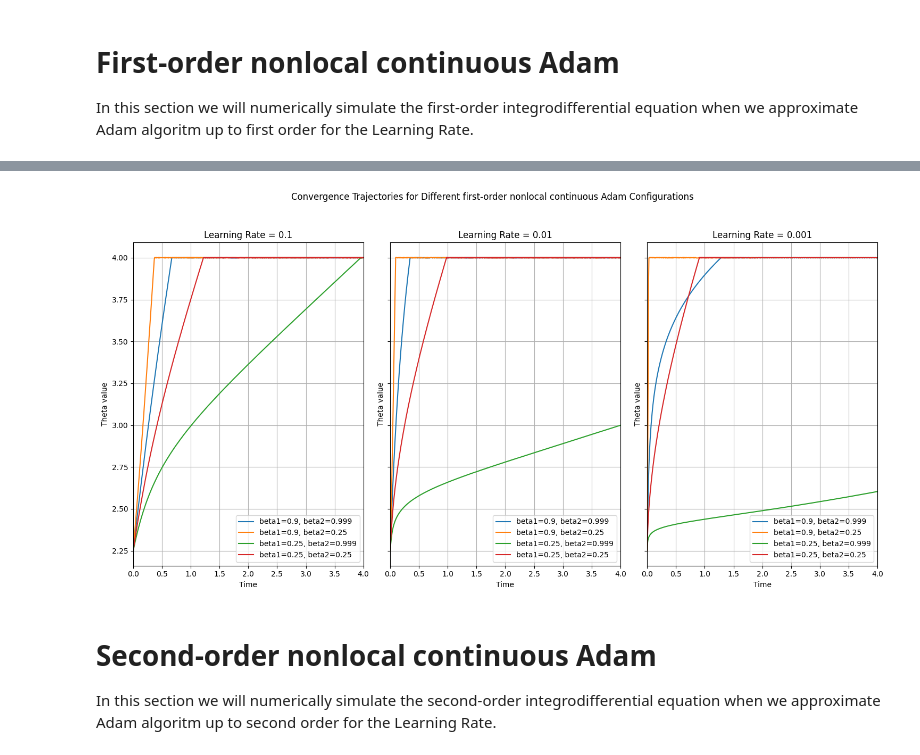
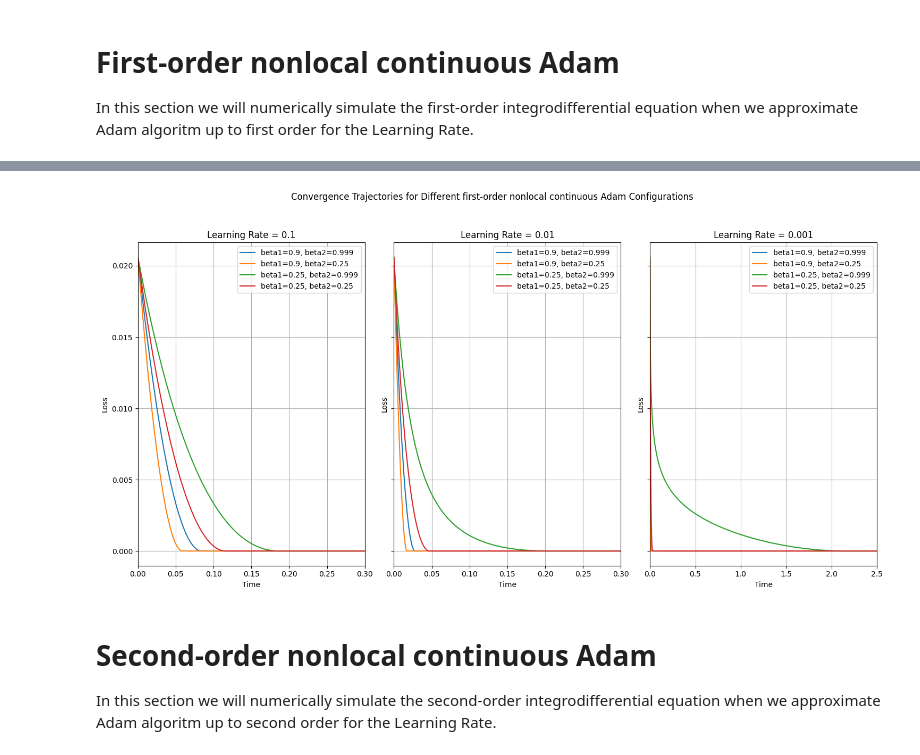
Before and after one commit to carlosherediapimienta/Numerical_IDE, a Jupyter notebook: Simulations_nonlocal_dynamics.ipynb, the cells around one changed output, grey strips where cells are left out. Cells and saved outputs as stored; diff of their text form; code cells hidden in the pictures.

```diff
--- a/Simulations_nonlocal_dynamics.ipynb
+++ b/Simulations_nonlocal_dynamics.ipynb
@@ -52,14 +63,13 @@ verbose = False
 
 In this section, we will implement Adam from zero to study the dynamics of this optimiser for different examples for different values of moments and learning rates.
 # %%
-fig, axs = plt.subplots(ncols=3, figsize=(15, 8), sharey=True)
+fig, axs = plt.subplots(ncols=n_learning_rates, figsize=(15, 8), sharey=True)
 fig.suptitle('Convergence Trajectories for different Adam Configurations')
-
-## Number of epochs/iterations
 
 
 for i, lr in enumerate(param_grid['lr']):
-    ax = axs[i]
+
+    ax = axs[i] if n_learning_rates > 1 else axs
 
     if example == 1:
 
@@ -103,7 +113,11 @@ for i, lr in enumerate(param_grid['lr']):
             if epoch % 100 == 0 and verbose:
                 print(f"Iteration {epoch}: theta = {theta}")
 
-        label = f"beta1={params['beta1']}, beta2={params['beta2']}"
+        if 'weight_decay' in params:
+            label = f"beta1={params['beta1']}, beta2={params['beta2']}, weight_decay={params['weight_decay']}, lambda_l2={params['lambda_l2']}"
+        else:
+            label = f"beta1={params['beta1']}, beta2={params['beta2']}"
+
         if example == 1:
             ax.plot(theta_result, label=label)
         elif example == 2:
@@ -145,7 +159,7 @@ Final parameter value ADAM: theta = 3.9997, with elapsed time: 0.00 minutes.
 
 In this section we will numerically simulate the first-order integrodifferential equation when we approximate Adam algoritm up to first order for the Learning Rate.
 # %%
-fig, axs = plt.subplots(ncols=3, figsize=(15, 8), sharex=False, sharey=True)
+fig, axs = plt.subplots(ncols=n_learning_rates, figsize=(15, 8), sharex=False, sharey=True)
 fig.suptitle('Convergence Trajectories for Different first-order nonlocal continuous Adam Configurations')
 
 ## Initial value for theta
@@ -156,7 +170,17 @@ rtol = 1e-5
 atol = 1e-7
 
 for i, lr in enumerate(param_grid['lr']):
-    ax = axs[i]
+
+    ax = axs[i] if n_learning_rates > 1 else axs
+
+    if example == 2:
+        if lr == 0.1:
+            t_max = 0.3
+        elif lr == 0.01:
+            t_max = 0.3
+        elif lr == 0.001:
+            t_max = 2.5
+
     filtered_params = [p for p in all_params if p['lr'] == lr]
 
     for params in filtered_params:
@@ -166,7 +190,7 @@ for i, lr in enumerate(param_grid['lr']):
         print(f'\nNonlocal continuous Adam Configuration: {params}')
 
         optimizer = AdamIDE(second_order=False, t_max=t_max, t_0=t_0, alpha=lr, beta=[params['beta1'], params['beta2']],
-                            y0=y0, example=example, y_true=y_true, x=x, verbose=False, rtol=rtol, atol=atol, omega=omega)
+                            y0=y0, example=example, y_true=y_true, x=x, verbose=False, rtol=rtol, atol=atol, omega=weight_decay, lambd=lambda_l2)
 
         if example == 1:
             sol = optimizer.optimize()
@@ -188,7 +212,6 @@ for i, lr in enumerate(param_grid['lr']):
 
         ax.set_xlim([0, t_max])
         ax.set_title(f'Learning Rate = {lr}')
-        ax.set_yscale('log' if example == 2 else 'linear')
         ax.set_xlabel('Time')
         ax.legend()
         ax.grid(True)
@@ -216,4 +239,4 @@ Final parameter value ADAMIDE: theta = 3.9998, with elapsed time: 0.12 minutes.
-[figure, old version]
+[figure, new version]
 # %% [markdown]
 # Second-order nonlocal continuous Adam
 
```
Also changed, not shown: parts of 5 cells of this notebook, 2 other files.
